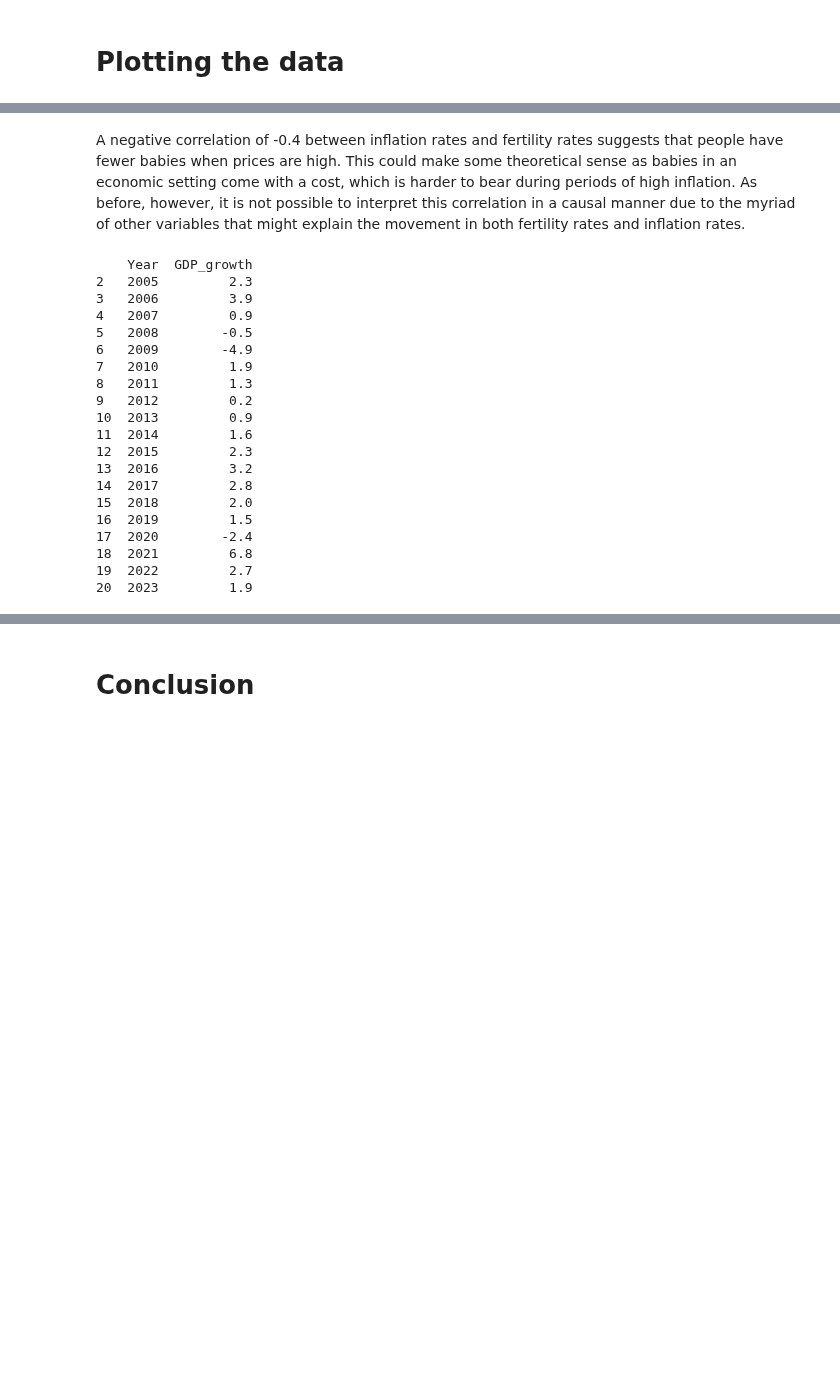
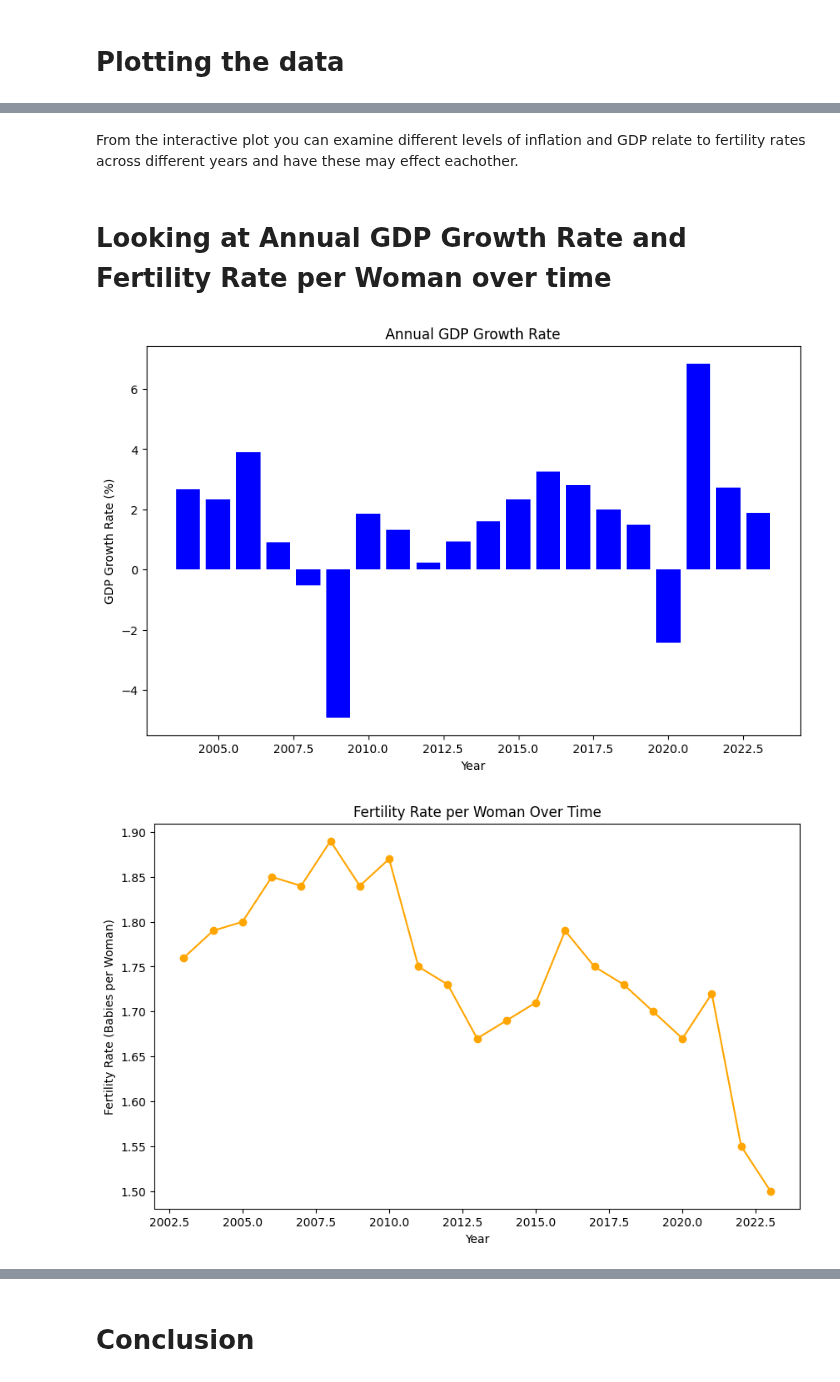
Before and after one commit to NumEconCopenhagen/projects-2024-anton-og-phillip, a Jupyter notebook: dataproject/dataproject.ipynb, the cells around one changed output, grey strips where cells are left out. Saved outputs shown, nothing was run; the diff lists cells and outputs as text; code cells hidden in the pictures; blank space fills up the shorter version.

```diff
--- a/dataproject/dataproject.ipynb
+++ b/dataproject/dataproject.ipynb
@@ -235,37 +93,0 @@ Correlation coefficient between Inflationrate and Fertilityrate: -0.405949839888
-# %% [markdown]
-A negative correlation of -0.4 between inflation rates and fertility rates suggests that people have fewer babies when prices are high. This could make some theoretical sense as babies in an economic setting come with a cost, which is harder to bear during periods of high inflation. As before, however, it is not possible to interpret this correlation in a causal manner due to the myriad of other variables that might explain the movement in both fertility rates and inflation rates.
-# %%
-import pandas as pd
-
-# Calculate the annual growth rate of GDP
-Alldata['GDP_growth'] = Alldata['GrossDP'].pct_change() * 100  # Calculate percentage change in GDP
-
-# Create a new DataFrame with Year and GDP Growth Rate
-gdp_growth_data = pd.DataFrame({'Year': Alldata['Year'], 'GDP_growth': Alldata['GDP_growth']})
-
-# Drop the first row since it will have NaN value for growth rate
-gdp_growth_data = gdp_growth_data.dropna()
-
-# Print the DataFrame with Year and GDP Growth Rate
-print(gdp_growth_data)
-# %% [output]
-    Year  GDP_growth
-2   2005         2.3
-3   2006         3.9
-4   2007         0.9
-5   2008        -0.5
-6   2009        -4.9
-7   2010         1.9
-8   2011         1.3
-9   2012         0.2
-10  2013         0.9
-11  2014         1.6
-12  2015         2.3
-13  2016         3.2
-14  2017         2.8
-15  2018         2.0
-16  2019         1.5
-17  2020        -2.4
-18  2021         6.8
-19  2022         2.7
-20  2023         1.9
@@ -272 +96,10 @@ print(gdp_growth_data)
+# %% [markdown]
+From the interactive plot you can examine different levels of inflation and GDP relate to fertility rates across different years and have these may effect eachother.
+# %% [markdown]
+# Looking at Annual GDP Growth Rate and Fertility Rate per Woman over time
+# %%
+dp.visualize_tables(data)
+# %% [output]
+[figure, added]
+[figure, added]
 # %% [markdown]
```
Also changed, not shown: parts of 42 cells of this notebook, 1 other file.
